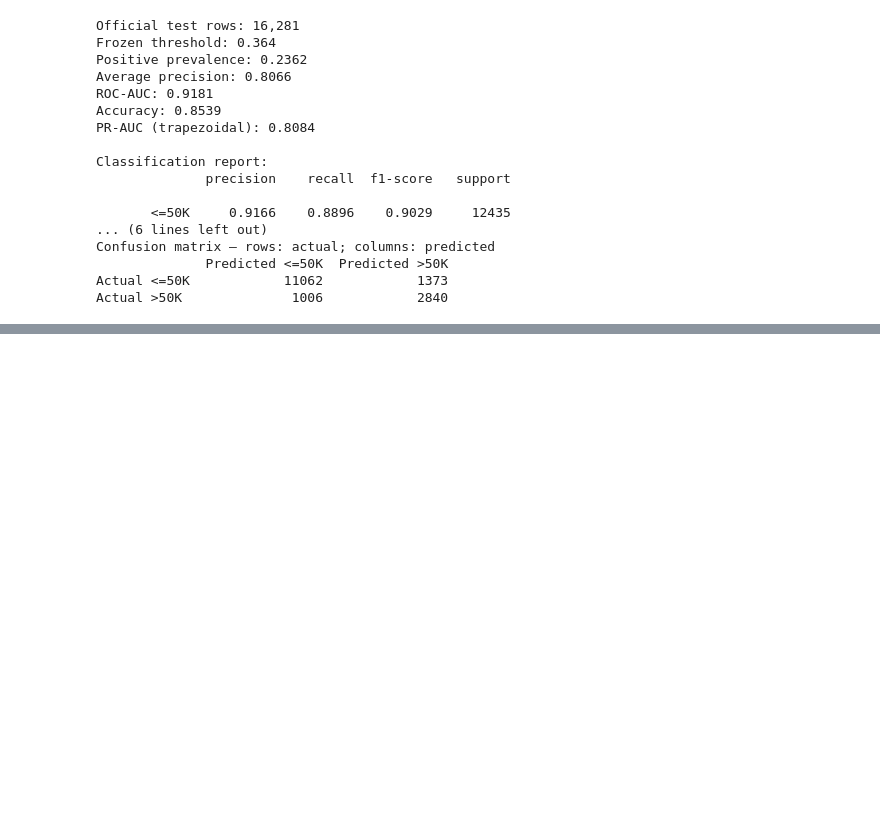
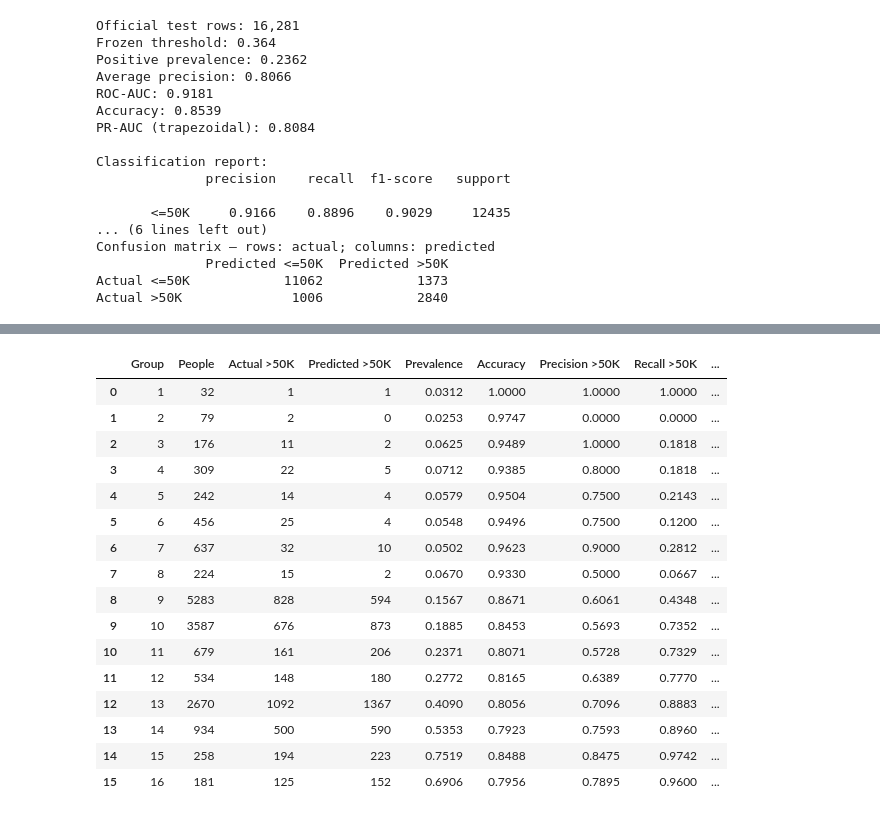
Before and after one commit to TuringsMachine/S30-Capstone, a Jupyter notebook: Modeling.ipynb, the cells around one changed output, grey strips where cells are left out. Cells and saved outputs as stored; diff of their text form; code cells hidden in the pictures; blank space fills up the shorter version.

```diff
--- a/Modeling.ipynb
+++ b/Modeling.ipynb
@@ -444,3 +567,71 @@ Confusion matrix — rows: actual; columns: predicted
               Predicted <=50K  Predicted >50K
 Actual <=50K            11062            1373
 Actual >50K              1006            2840
+# %%
+from sklearn.metrics import precision_score, recall_score
+
+# Keep original categories, including '?' for missing workclass.
+slice_data = test_raw.drop(columns="income").copy()
+slice_data["actual"] = np.asarray(y_test_final)
+slice_data["predicted"] = np.asarray(test_predictions)
+
+slice_data["age_band"] = pd.cut(
+    slice_data["age"],
+    bins=[0, 25, 40, 60, np.inf],
+    labels=["Under 25", "25–39", "40–59", "60+"],
+    right=False,
+)
+
+slice_data["capital_gain_status"] = np.where(
+    slice_data["capital-gain"] == 0,
+    "Zero gain",
+    "Positive gain",
+)
+
+slice_data["workclass_missing"] = np.where(
+    slice_data["workclass"].eq("?"),
+    "Missing",
+    "Observed",
+)
+
+slice_columns = [
+    "age_band",
+    "education-num",
+    "capital_gain_status",
+    "workclass",
+    "workclass_missing",
+    "sex",
+]
+
+slice_tables = {}
+
+for column in slice_columns:
+    rows = []
+
+    for value, group in slice_data.groupby(
+        column, observed=True, dropna=False
+    ):
+        actual = group["actual"]
+        predicted = group["predicted"]
+
+        rows.append({
+            "Group": value,
+            "People": len(group),
+            "Actual >50K": int(actual.sum()),
+            "Predicted >50K": int(predicted.sum()),
+            "Prevalence": actual.mean(),
+            "Accuracy": (actual == predicted).mean(),
+            "Precision >50K": precision_score(
+                actual, predicted, zero_division=0
+            ),
+            "Recall >50K": recall_score(
+                actual, predicted, zero_division=0
+            ),
+            "FP": int(((actual == 0) & (predicted == 1)).sum()),
+            "FN": int(((actual == 1) & (predicted == 0)).sum()),
+        })
+
+    slice_tables[column] = pd.DataFrame(rows)
+    print(f"\nSplit by: {column}")
+    display(slice_tables[column].round(4))
+# %% [output]
@@ -446,0 +645,17 @@ Actual >50K              1006            2840
+|  | Group | People | Actual >50K | Predicted >50K | Prevalence | Accuracy | Precision >50K | Recall >50K | ... |
+| 0 | 1 | 32 | 1 | 1 | 0.0312 | 1.0000 | 1.0000 | 1.0000 | ... |
+| 1 | 2 | 79 | 2 | 0 | 0.0253 | 0.9747 | 0.0000 | 0.0000 | ... |
+| 2 | 3 | 176 | 11 | 2 | 0.0625 | 0.9489 | 1.0000 | 0.1818 | ... |
+| 3 | 4 | 309 | 22 | 5 | 0.0712 | 0.9385 | 0.8000 | 0.1818 | ... |
+| 4 | 5 | 242 | 14 | 4 | 0.0579 | 0.9504 | 0.7500 | 0.2143 | ... |
+| 5 | 6 | 456 | 25 | 4 | 0.0548 | 0.9496 | 0.7500 | 0.1200 | ... |
+| 6 | 7 | 637 | 32 | 10 | 0.0502 | 0.9623 | 0.9000 | 0.2812 | ... |
+| 7 | 8 | 224 | 15 | 2 | 0.0670 | 0.9330 | 0.5000 | 0.0667 | ... |
+| 8 | 9 | 5283 | 828 | 594 | 0.1567 | 0.8671 | 0.6061 | 0.4348 | ... |
+| 9 | 10 | 3587 | 676 | 873 | 0.1885 | 0.8453 | 0.5693 | 0.7352 | ... |
+| 10 | 11 | 679 | 161 | 206 | 0.2371 | 0.8071 | 0.5728 | 0.7329 | ... |
+| 11 | 12 | 534 | 148 | 180 | 0.2772 | 0.8165 | 0.6389 | 0.7770 | ... |
+| 12 | 13 | 2670 | 1092 | 1367 | 0.4090 | 0.8056 | 0.7096 | 0.8883 | ... |
+| 13 | 14 | 934 | 500 | 590 | 0.5353 | 0.7923 | 0.7593 | 0.8960 | ... |
+| 14 | 15 | 258 | 194 | 223 | 0.7519 | 0.8488 | 0.8475 | 0.9742 | ... |
+| 15 | 16 | 181 | 125 | 152 | 0.6906 | 0.7956 | 0.7895 | 0.9600 | ... |
```
Also changed, not shown: parts of 7 cells of this notebook.
